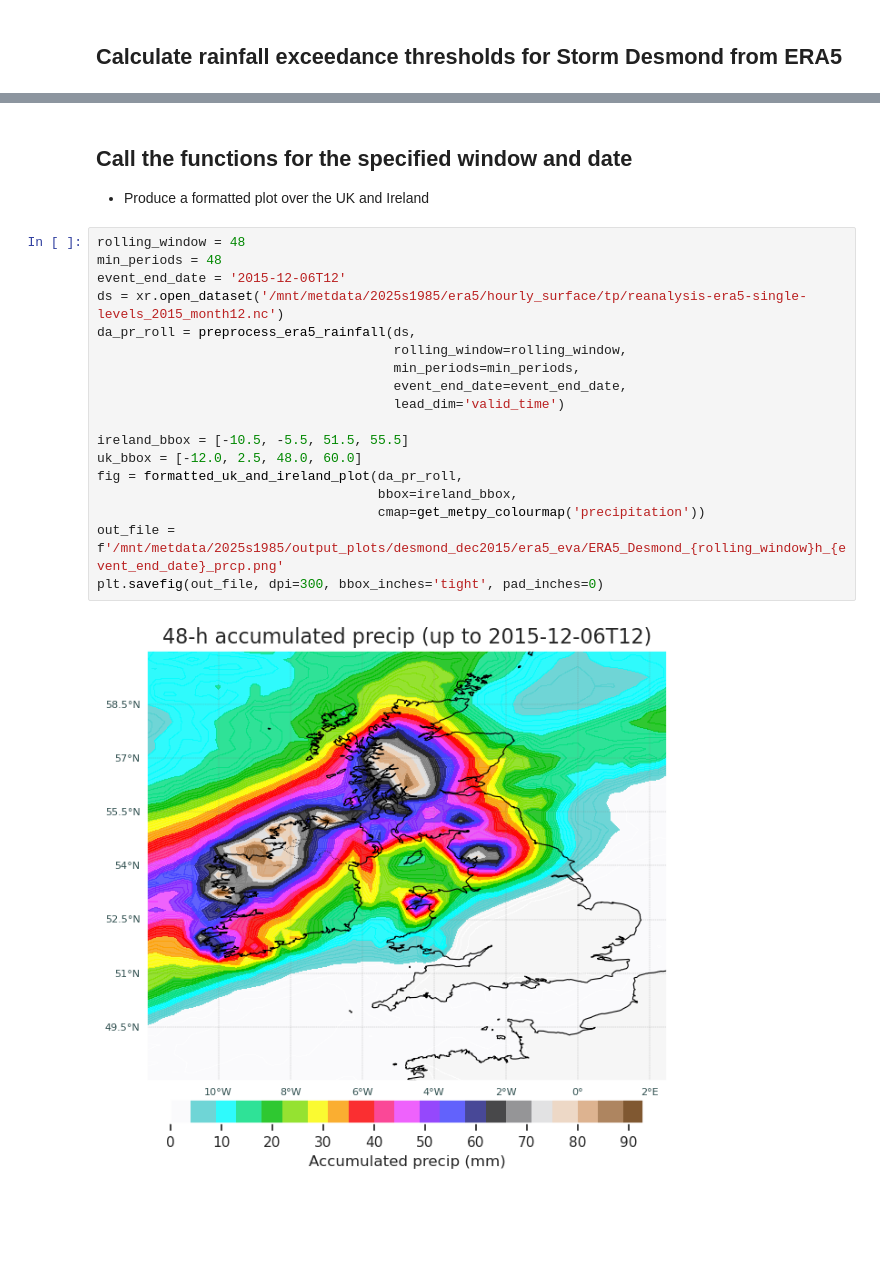
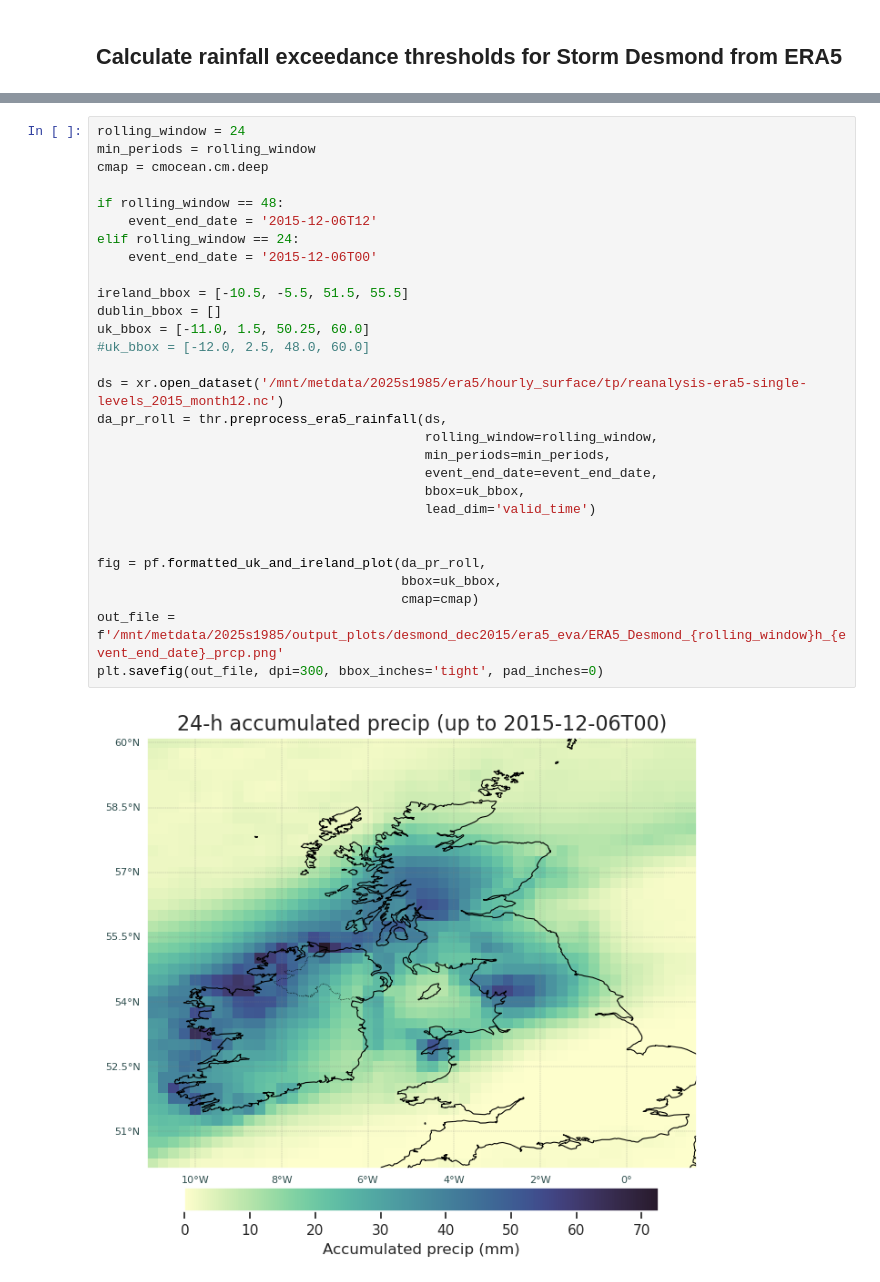
Before and after one commit to shardywx/earth2, a Jupyter notebook: rainfall_threshold_exceedance_era5.ipynb, the cells around one changed output, grey strips where cells are left out. Cells and saved outputs as stored; diff of their text form; blank space fills up the shorter version.

```diff
--- a/rainfall_threshold_exceedance_era5.ipynb
+++ b/rainfall_threshold_exceedance_era5.ipynb
@@ -562,27 +42,34 @@ def map_event_to_return_period(event_da: xr.DataArray,
-# %% [markdown]
-## Call the functions for the specified window and date
-
-- Produce a formatted plot over the UK and Ireland
 # %%
-rolling_window = 48
-min_periods = 48
-event_end_date = '2015-12-06T12'
-ds = xr.open_dataset('/mnt/metdata/2025s1985/era5/hourly_surface/tp/reanalysis-era5-single-levels_2015_month12.nc')
-da_pr_roll = preprocess_era5_rainfall(ds,
-                                      rolling_window=rolling_window,
-                                      min_periods=min_periods,
-                                      event_end_date=event_end_date,
-                                      lead_dim='valid_time')
+rolling_window = 24
+min_periods = rolling_window
+cmap = cmocean.cm.deep
+
+if rolling_window == 48:
+    event_end_date = '2015-12-06T12'
+elif rolling_window == 24:
+    event_end_date = '2015-12-06T00'
 
 ireland_bbox = [-10.5, -5.5, 51.5, 55.5]
-uk_bbox = [-12.0, 2.5, 48.0, 60.0]
-fig = formatted_uk_and_ireland_plot(da_pr_roll,
-                                    bbox=ireland_bbox,
-                                    cmap=get_metpy_colourmap('precipitation'))
+dublin_bbox = []
+uk_bbox = [-11.0, 1.5, 50.25, 60.0]
+#uk_bbox = [-12.0, 2.5, 48.0, 60.0]
+
+ds = xr.open_dataset('/mnt/metdata/2025s1985/era5/hourly_surface/tp/reanalysis-era5-single-levels_2015_month12.nc')
+da_pr_roll = thr.preprocess_era5_rainfall(ds,
+                                          rolling_window=rolling_window,
+                                          min_periods=min_periods,
+                                          event_end_date=event_end_date,
+                                          bbox=uk_bbox,
+                                          lead_dim='valid_time')
+
+
+fig = pf.formatted_uk_and_ireland_plot(da_pr_roll,
+                                       bbox=uk_bbox,
+                                       cmap=cmap)
 out_file = f'/mnt/metdata/2025s1985/output_plots/desmond_dec2015/era5_eva/ERA5_Desmond_{rolling_window}h_{event_end_date}_prcp.png'
 plt.savefig(out_file, dpi=300, bbox_inches='tight', pad_inches=0)
 # %% [output]
-[figure, old version]
+[figure, new version]
 # %% [markdown]
 ## Read in the accumulated rainfall return levels
 
```
Also changed, not shown: parts of 9 cells of this notebook, 2 other files.
